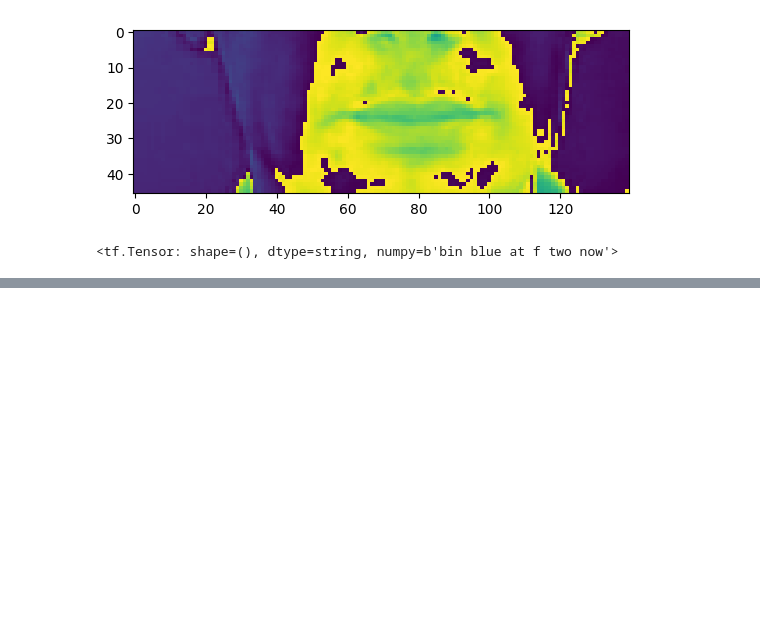
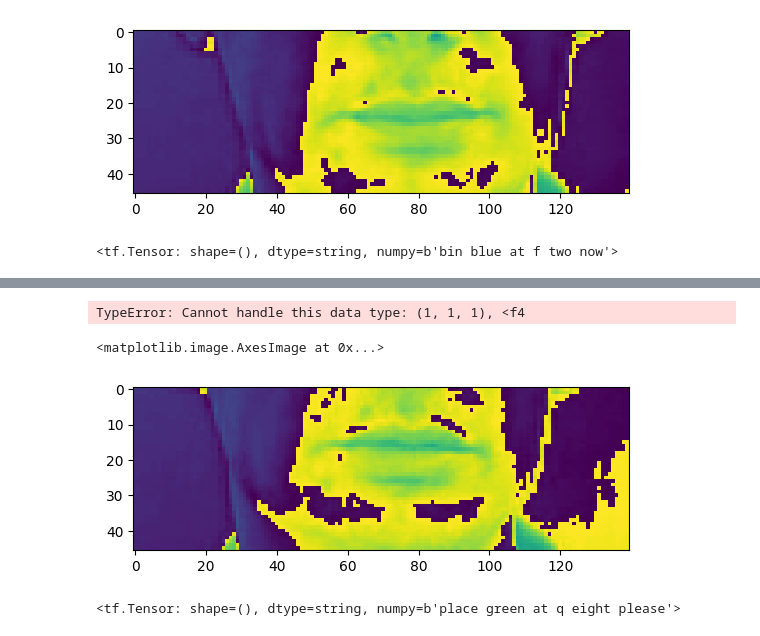
Before and after one commit to anmolpandeybtech/lipWiz, a Jupyter notebook: lipWiz.ipynb, the cells around one changed output, grey strips where cells are left out. Saved outputs shown, nothing was run; the diff lists cells and outputs as text; code cells hidden in the pictures; blank space fills up the shorter version.

Commit message:
Data Pipeline creation

```diff
--- a/lipWiz.ipynb
+++ b/lipWiz.ipynb
@@ -123,7 +103,7 @@ def load_alignments(path:str) -> List[str]:
 # %%
 def load_data(path: str):
     path = bytes.decode(path.numpy())
-    file_name = path.split('\\')[-1].split('.')[0]
+    file_name = path.split('/')[-1].split('.')[0]
     video_path = os.path.join('data','s1',f'{file_name}.mpg')
     alignment_path = os.path.join('data','alignments','s1',f'{file_name}.align')
     frames = load_video(video_path)
@@ -165,3 +145,12 @@ tf.strings.reduce_join([bytes.decode(x) for x in num_to_char(alignments.numpy())
 def mappable_function(path:str) ->List[str]:
     result = tf.py_function(load_data, [path], (tf.float32, tf.int64))
     return result
+# %%
+data = tf.data.Dataset.list_files('./data/s1/*.mpg')
+data = data.shuffle(500, reshuffle_each_iteration=False)
+data = data.map(mappable_function)
+data = data.padded_batch(2, padded_shapes=([75,None,None,None],[40]))
+data = data.prefetch(tf.data.AUTOTUNE)
+# Added for split
+train = data.take(450)
+test = data.skip(450)
@@ -167,0 +176,4 @@ def mappable_function(path:str) ->List[str]:
+# %%
+sample = data.as_numpy_iterator()
+# %%
+val = sample.next(); val[0]
@@ -167,0 +198,13 @@ def mappable_function(path:str) ->List[str]:
+# %%
+imageio.mimsave('./animation.gif', val[0][0], fps=10)
+# %% [output]
+TypeError: Cannot handle this data type: (1, 1, 1), <f4
+# %%
+plt.imshow(val[0][0][69])
+# %% [output]
+<matplotlib.image.AxesImage at 0x...>
+[figure, added]
+# %%
+tf.strings.reduce_join([num_to_char(word) for word in val[1][0]])
+# %% [output]
+<tf.Tensor: shape=(), dtype=string, numpy=b'place green at q eight please'>
```
Also changed, not shown: parts of 8 cells of this notebook.
